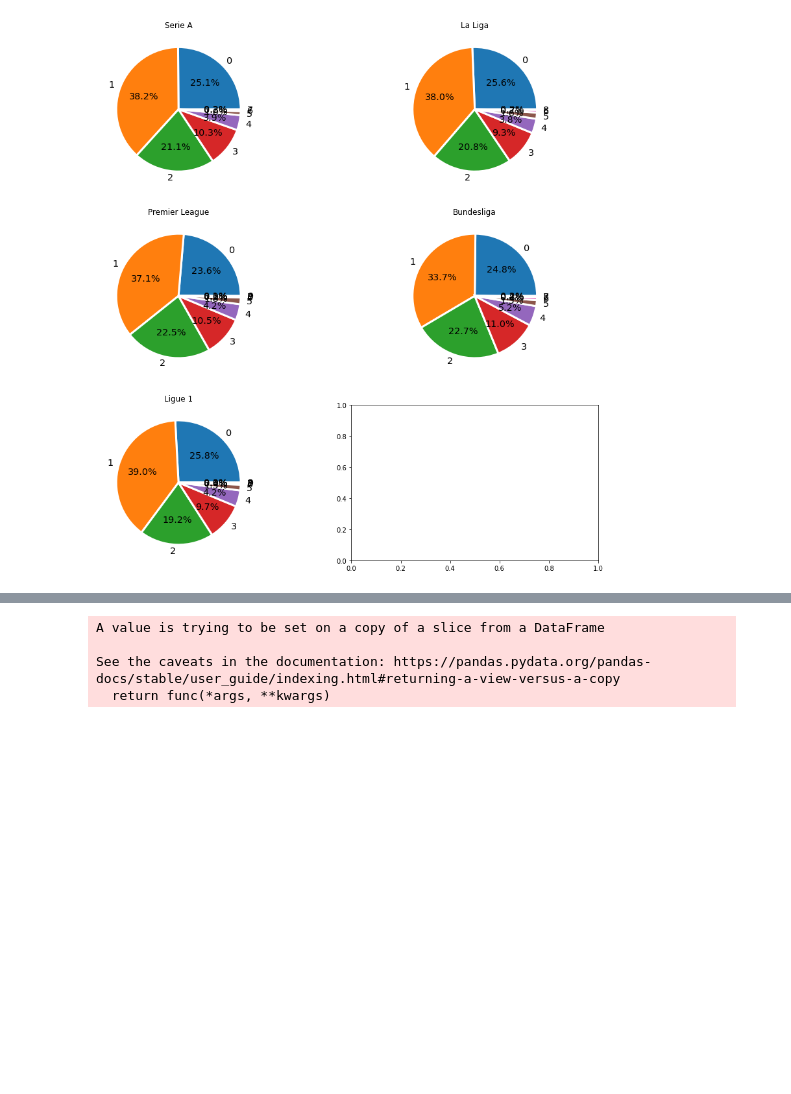
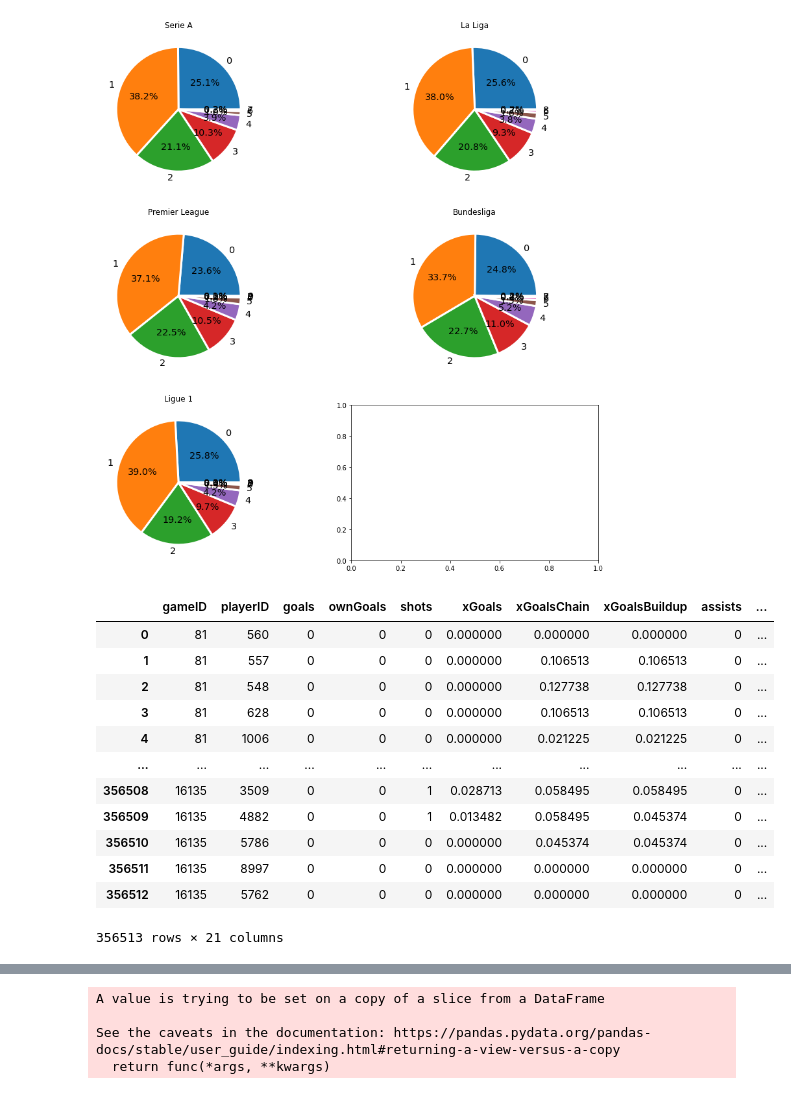
Before and after one commit to mcannoni/soccer_database, a Jupyter notebook: ProyectoDS_ParteI_+Cannoni+Poses.ipynb, the cells around one changed output, grey strips where cells are left out. Saved outputs shown, nothing was run; the diff lists cells and outputs as text; code cells hidden in the pictures; blank space fills up the shorter version.

```diff
--- a/ProyectoDS_ParteI_+Cannoni+Poses.ipynb
+++ b/ProyectoDS_ParteI_+Cannoni+Poses.ipynb
@@ -207,2 +214,18 @@ df_p_app= pd.merge(
+# %%
+df_p_app
+# %% [output]
+|  | gameID | playerID | goals | ownGoals | shots | xGoals | xGoalsChain | xGoalsBuildup | assists | ... |
+| 0 | 81 | 560 | 0 | 0 | 0 | 0.000000 | 0.000000 | 0.000000 | 0 | ... |
+| 1 | 81 | 557 | 0 | 0 | 0 | 0.000000 | 0.106513 | 0.106513 | 0 | ... |
+| 2 | 81 | 548 | 0 | 0 | 0 | 0.000000 | 0.127738 | 0.127738 | 0 | ... |
+| 3 | 81 | 628 | 0 | 0 | 0 | 0.000000 | 0.106513 | 0.106513 | 0 | ... |
+| 4 | 81 | 1006 | 0 | 0 | 0 | 0.000000 | 0.021225 | 0.021225 | 0 | ... |
+| ... | ... | ... | ... | ... | ... | ... | ... | ... | ... | ... |
+| 356508 | 16135 | 3509 | 0 | 0 | 1 | 0.028713 | 0.058495 | 0.058495 | 0 | ... |
+| 356509 | 16135 | 4882 | 0 | 0 | 1 | 0.013482 | 0.058495 | 0.045374 | 0 | ... |
+| 356510 | 16135 | 5786 | 0 | 0 | 0 | 0.000000 | 0.045374 | 0.045374 | 0 | ... |
+| 356511 | 16135 | 8997 | 0 | 0 | 0 | 0.000000 | 0.000000 | 0.000000 | 0 | ... |
+| 356512 | 16135 | 5762 | 0 | 0 | 0 | 0.000000 | 0.000000 | 0.000000 | 0 | ... |
+356513 rows × 21 columns
 # %%
 df_prob_stats= pd.merge(
```
Also changed, not shown: parts of 11 cells of this notebook.
